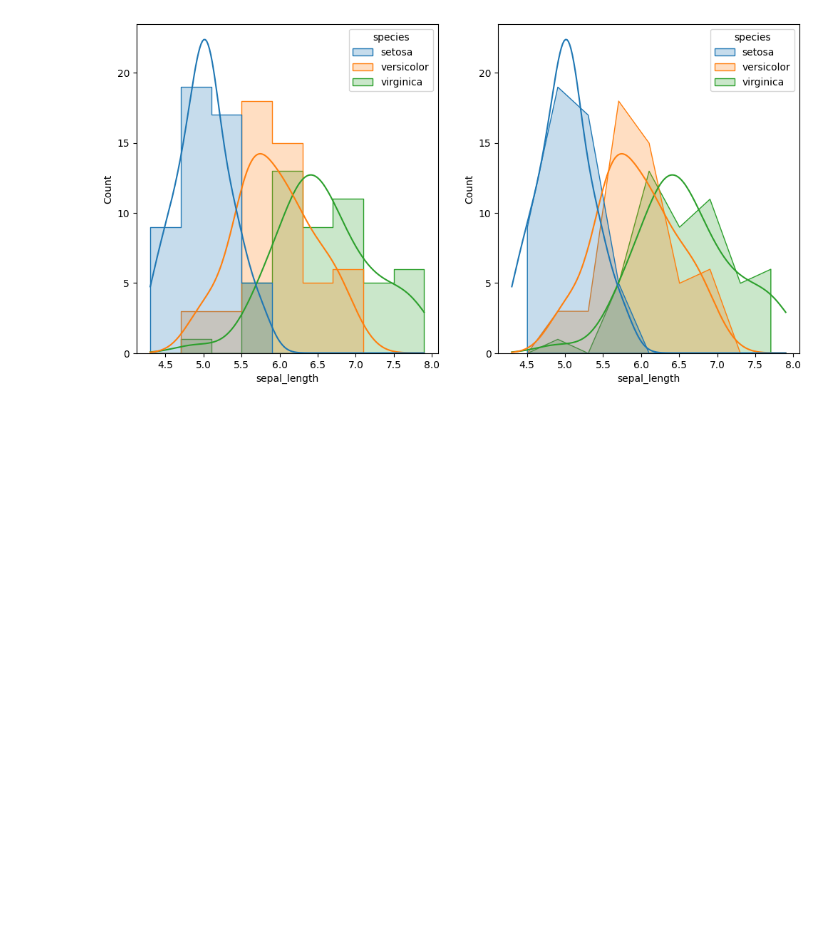
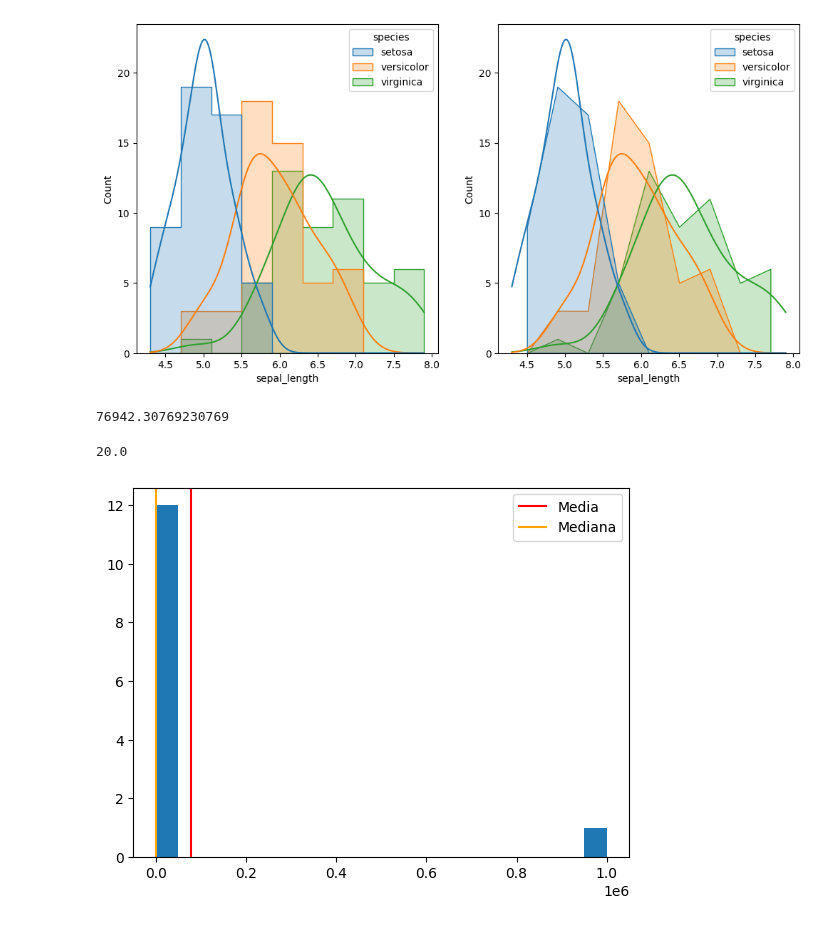
Before and after one commit to JhonZafra/Statistic_Concepts, a Jupyter notebook: SemanaIII/SeabornII.ipynb, the cells around one changed output. Saved outputs shown, nothing was run; the diff lists cells and outputs as text; code cells hidden in the pictures; blank space fills up the shorter version.

```diff
--- a/SemanaIII/SeabornII.ipynb
+++ b/SemanaIII/SeabornII.ipynb
@@ -124,3 +124,21 @@ sns.histplot (data=irisdf, x='sepal_length', kde = True, hue = 'species', elemen
 plt.show()
 # %% [output]
 [figure]
+# %%
+x = np.array([10, 20, 5, 8, 14, 31, 26, 45, 3, 10, 50, 28, 1000000])
+# %%
+x.mean()
+# %% [output]
+76942.30769230769
+# %%
+np.median(x)
+# %% [output]
+20.0
+# %%
+plt.hist(x, bins=20)
+plt.axvline(x.mean(), color = 'red', label= 'Media')
+plt.axvline(np.median(x), color = 'orange', label= 'Mediana')
+plt.legend()
+plt.show()
+# %% [output]
+[figure, added]
```
